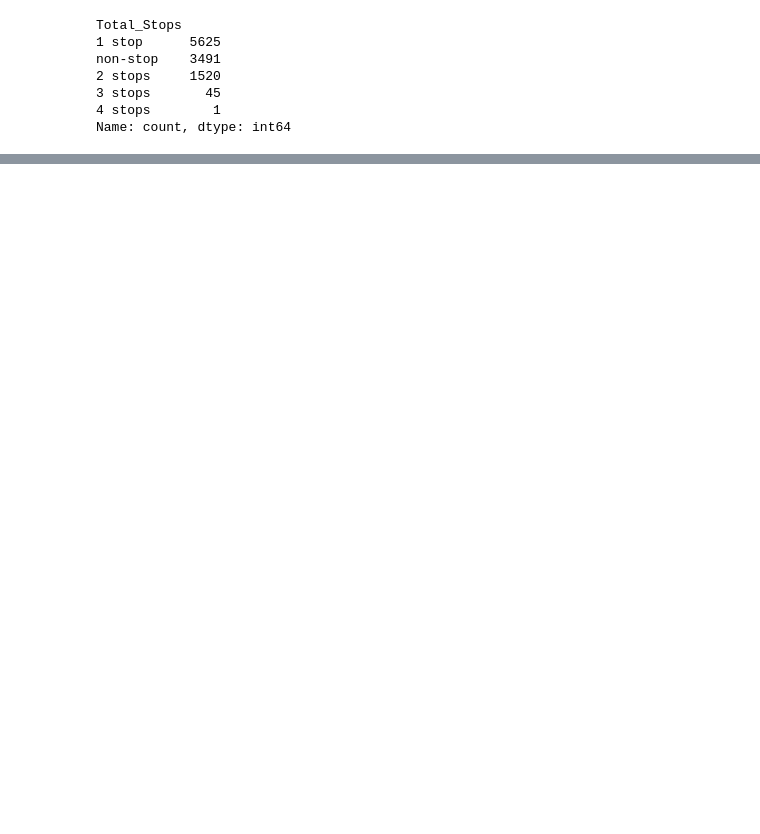
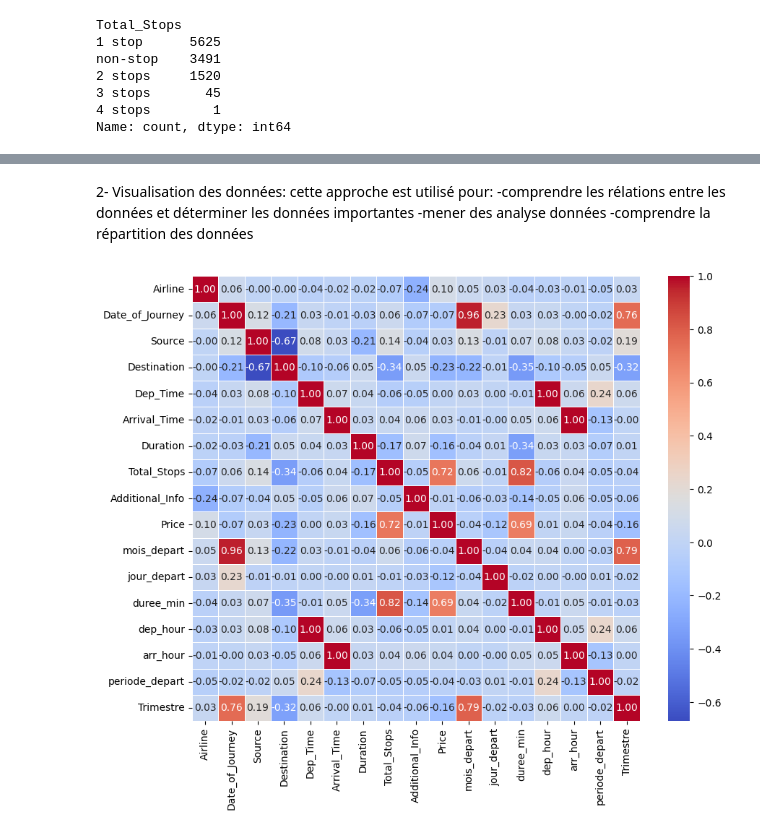
Before and after one commit to IsmaelPami/projet_data_science, a Jupyter notebook: projet.ipynb, the cells around one changed output, grey strips where cells are left out. Cells and saved outputs as stored; diff of their text form; code cells hidden in the pictures; blank space fills up the shorter version.

Commit message:
visualisation

```diff
--- a/projet.ipynb
+++ b/projet.ipynb
@@ -411,3 +391,9 @@ data_Train.head()
 | 4 | IndiGo | 2019-03-01 | banglore | new delhi | 16:50 | 21:35 | 4h 45m | 1 | ... |
 # %%
 data_Train["Total_Stops"] = data_Train["Total_Stops"].astype(int)
+# %% [markdown]
+2- Visualisation des données:
+cette approche est utilisé pour:
+-comprendre les rélations entre les données et déterminer les données importantes
+-mener des analyse données
+-comprendre la répartition des données
@@ -413,0 +404,16 @@ data_Train["Total_Stops"] = data_Train["Total_Stops"].astype(int)
+# %%
+data_Train['Trimestre'] = ((data_Train['mois_depart'] - 1) // 3) + 1
+from sklearn.preprocessing import LabelEncoder
+plt.figure(figsize=(10, 8))
+df_encoded = data_Train.copy()
+
+le = LabelEncoder()
+for col in df_encoded.select_dtypes(include='object').columns:
+    df_encoded[col] = le.fit_transform(df_encoded[col])
+
+corr = df_encoded.corr(method='spearman')
+
+sns.heatmap(corr, annot=True, cmap='coolwarm', fmt=".2f", linewidths=0.5)
+plt.show()
+# %% [output]
+[figure, added]
```
Also changed, not shown: parts of 21 cells of this notebook.
